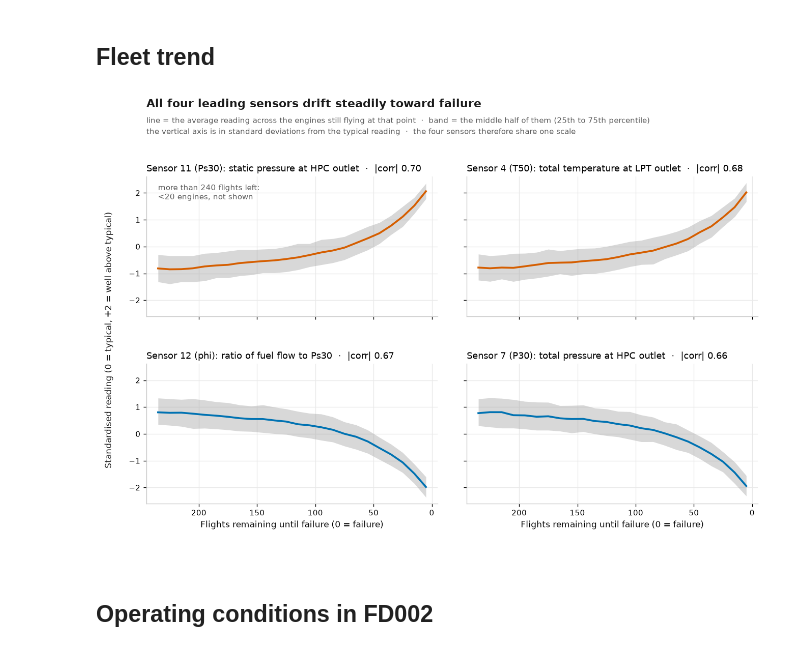
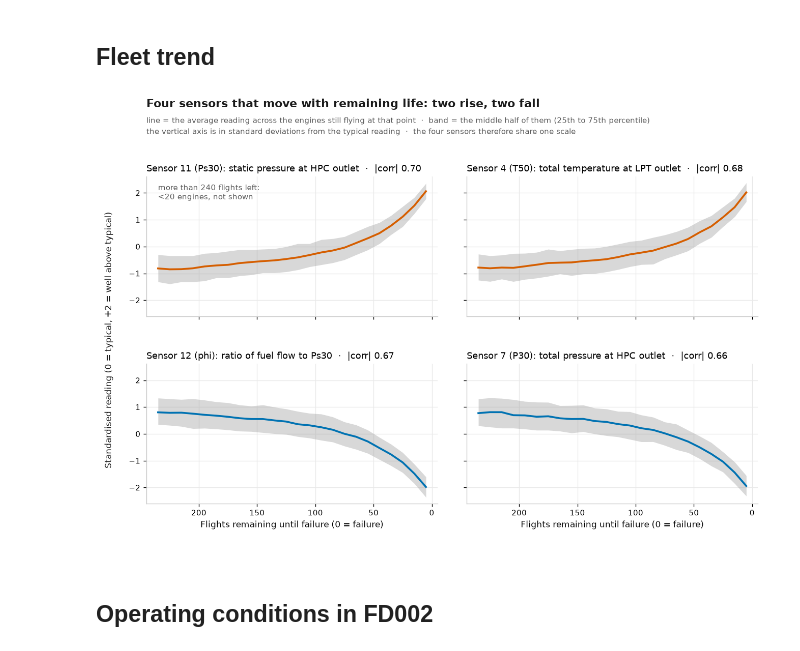
Before and after one commit to rafaa-sf/RULPTE, a Jupyter notebook: rul_prediction.ipynb, the cells around one changed output. Saved outputs shown, nothing was run; the diff lists cells and outputs as text; code cells hidden in the pictures.

```diff
--- a/rul_prediction.ipynb
+++ b/rul_prediction.ipynb
@@ -240,35 +242,35 @@ for ax, s in zip(axes.ravel(), TOP):
     gz = z.groupby(bins, observed=True)
     mean = gz.mean().to_numpy()
     q1, q3 = gz.quantile(0.25).to_numpy(), gz.quantile(0.75).to_numpy()
     ax.fill_between(x[keep], q1[keep], q3[keep], color=STYLE["band"], lw=0, zorder=2)
     ax.plot(x[keep], mean[keep], color=col, lw=2.2, zorder=3)
     ax.set_title(panel_title(s), loc="left")
     ax.set_axisbelow(True)
     ax.set_xlim(x_end, -BIN / 2)
 
 axes[0, 0].annotate(f"more than {thin_from:.0f} flights left:\n"
                     f"<{MIN_ENGINES} engines, not shown",
                     xy=(0.04, 0.95), xycoords="axes fraction", fontsize=STYLE["tag"],
                     color=STYLE["muted"], ha="left", va="top")
 # the four panels share one standardised scale, so the axis gets one label, not four
 fig.text(0.019, (0.82 + 0.115) / 2,
          "Standardised reading (0 = typical, +2 = well above typical)",
          rotation=90, va="center", ha="center", fontsize=STYLE["label"], color=STYLE["ink"])
 for a in axes[1, :]:
     a.set_xlabel("Flights remaining until failure (0 = failure)")
 
-fig.suptitle("All four leading sensors drift steadily toward failure",
+fig.suptitle("Four sensors that move with remaining life: two rise, two fall",
              x=LEFT, y=0.988, ha="left", fontsize=STYLE["title"], fontweight="bold",
              color=STYLE["ink"])
 fig.text(LEFT, 0.952,
          "line = the average reading across the engines still flying at that point  ·  "
          "band = the middle half of them (25th to 75th percentile)\n"
          "the vertical axis is in standard deviations from the typical reading  ·  "
          "the four sensors therefore share one scale",
          ha="left", va="top", fontsize=STYLE["subtitle"], color=STYLE["muted"],
          linespacing=1.45)
 # %% [output]
-[figure, old version]
+[figure, new version]
 # %% [markdown]
 ## Operating conditions in FD002
 # %%
```
Also changed, not shown: parts of 2 cells of this notebook, 3 other files.
